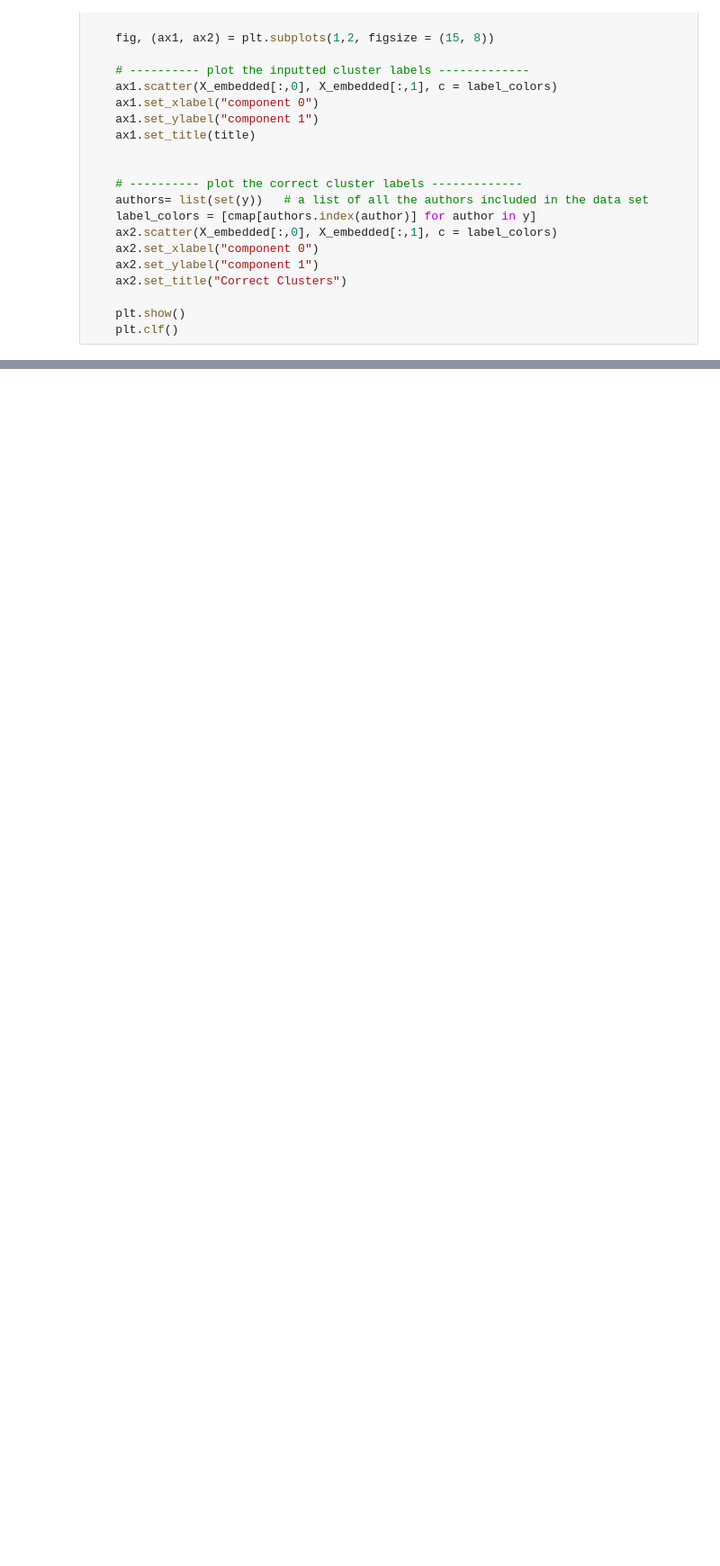
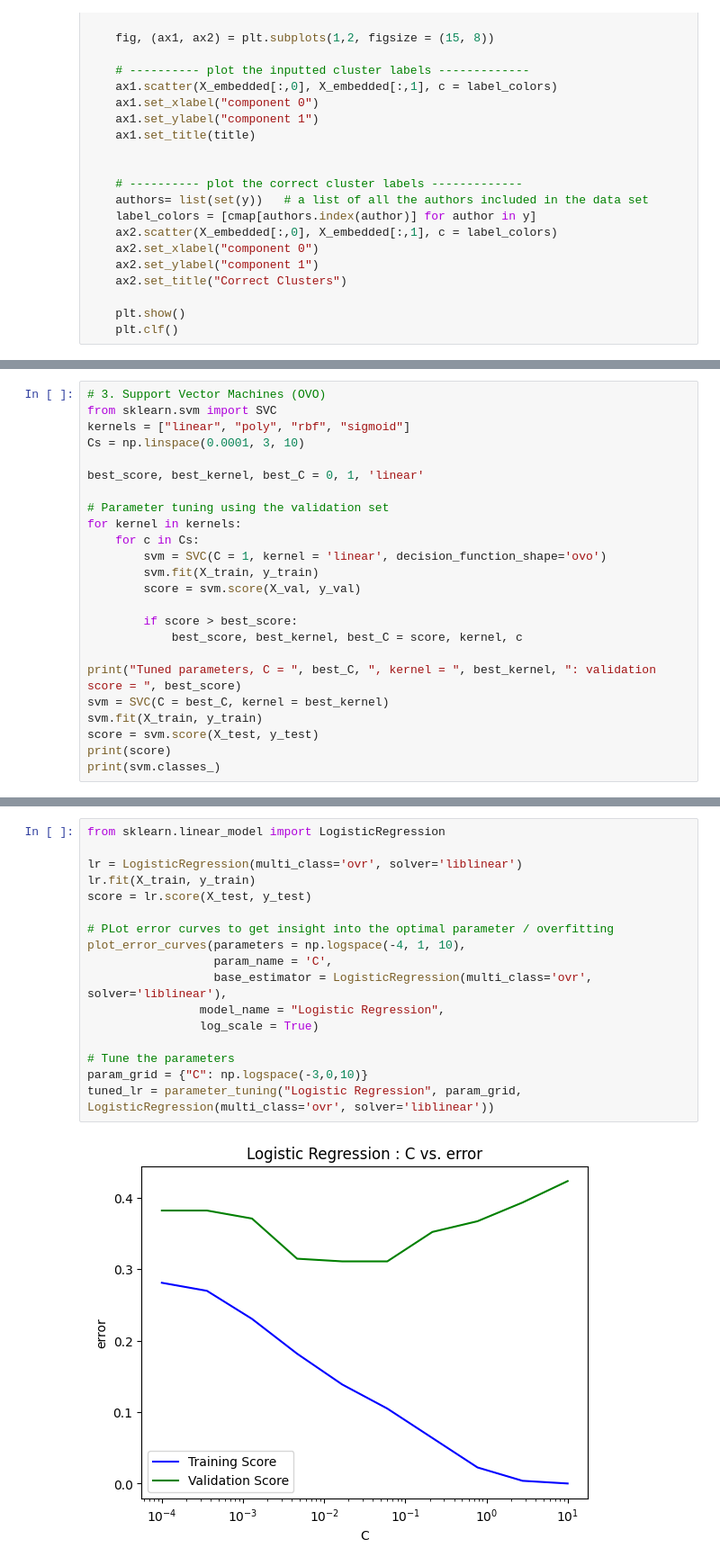
Before and after one commit to kac20/MachineLearning, a Jupyter notebook: Spotify Data set Analysis/spotify.ipynb, the cells around one changed output, grey strips where cells are left out. Shown at 90% size. Drawn from its saved outputs; the diff is of its cells as text; blank space fills up the shorter version.

Commit message:
base outline done

```diff
--- a/Spotify Data set Analysis/spotify.ipynb
+++ b/Spotify Data set Analysis/spotify.ipynb
@@ -618,0 +645,24 @@ feature score importance for interpretation
+# %%
+# 3. Support Vector Machines (OVO)
+from sklearn.svm import SVC
+kernels = ["linear", "poly", "rbf", "sigmoid"]
+Cs = np.linspace(0.0001, 3, 10)
+
+best_score, best_kernel, best_C = 0, 1, 'linear'
+
+# Parameter tuning using the validation set
+for kernel in kernels:
+    for c in Cs:
+        svm = SVC(C = 1, kernel = 'linear', decision_function_shape='ovo')
+        svm.fit(X_train, y_train)
+        score = svm.score(X_val, y_val)
+
+        if score > best_score:
+            best_score, best_kernel, best_C = score, kernel, c
+
+print("Tuned parameters, C = ", best_C, ", kernel = ", best_kernel, ": validation score = ", best_score)
+svm = SVC(C = best_C, kernel = best_kernel)
+svm.fit(X_train, y_train)
+score = svm.score(X_test, y_test)
+print(score)
+print(svm.classes_)
@@ -618,0 +678,19 @@ feature score importance for interpretation
+# %%
+from sklearn.linear_model import LogisticRegression
+
+lr = LogisticRegression(multi_class='ovr', solver='liblinear')
+lr.fit(X_train, y_train)
+score = lr.score(X_test, y_test)
+
+# PLot error curves to get insight into the optimal parameter / overfitting
+plot_error_curves(parameters = np.logspace(-4, 1, 10),
+                  param_name = 'C',
+                  base_estimator = LogisticRegression(multi_class='ovr', solver='liblinear'),
+                model_name = "Logistic Regression",
+                log_scale = True)
+
+# Tune the parameters
+param_grid = {"C": np.logspace(-3,0,10)}
+tuned_lr = parameter_tuning("Logistic Regression", param_grid, LogisticRegression(multi_class='ovr', solver='liblinear'))
+# %% [output]
+[figure, added]
```
Also changed, not shown: parts of 22 cells of this notebook.
